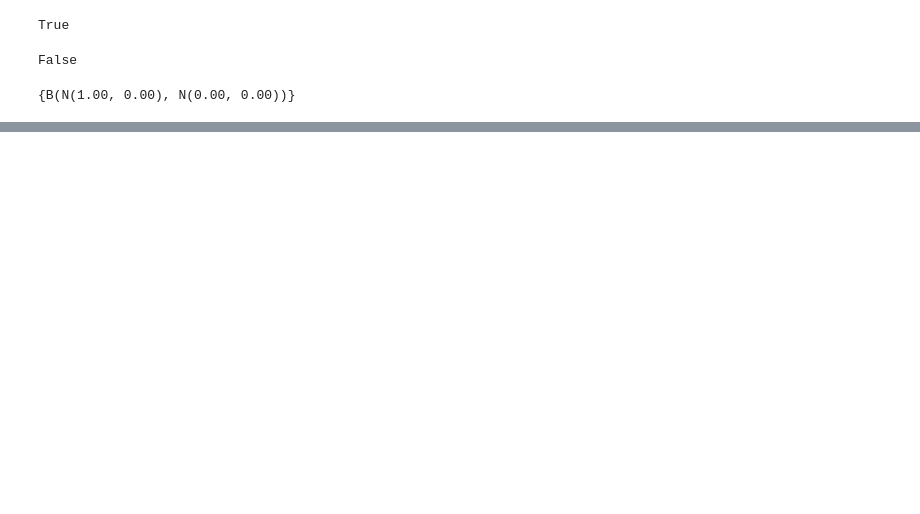
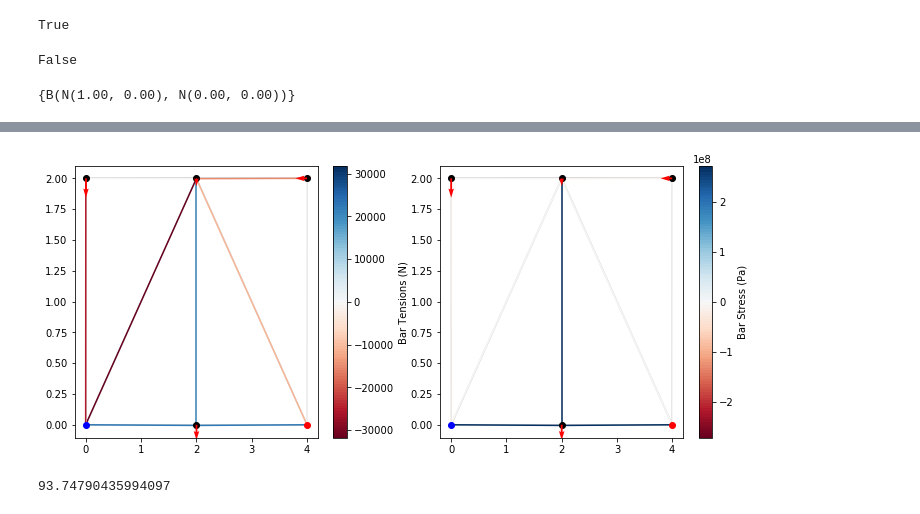
Before and after one commit to dev10110/AVD_Initial_Sizing, a Jupyter notebook: Detailed_Design/truss.ipynb, the cells around one changed output, grey strips where cells are left out. Saved outputs shown, nothing was run; the diff lists cells and outputs as text; code cells hidden in the pictures; blank space fills up the shorter version.

```diff
--- a/Detailed_Design/truss.ipynb
+++ b/Detailed_Design/truss.ipynb
@@ -118,0 +281,3 @@ df_b
+# %%
+example2Truss.set_all_widths(0.6)
+example2Truss.solve()
@@ -118,0 +308,2 @@ df_b
+# %%
+sol=example2Truss.miminize_mass(buckling_SF=1.1, yield_SF=1.1, keep_feasible=True)
@@ -118,0 +326,11 @@ df_b
+# %%
+example2Truss.set_widths(sol.x)
+example2Truss.solve()
+# %%
+example2Truss.plot()
+# %% [output]
+[figure, added]
+# %%
+example2Truss.mass()
+# %% [output]
+93.74790435994097
```
Also changed, not shown: parts of 37 cells of this notebook, 7 other files.
